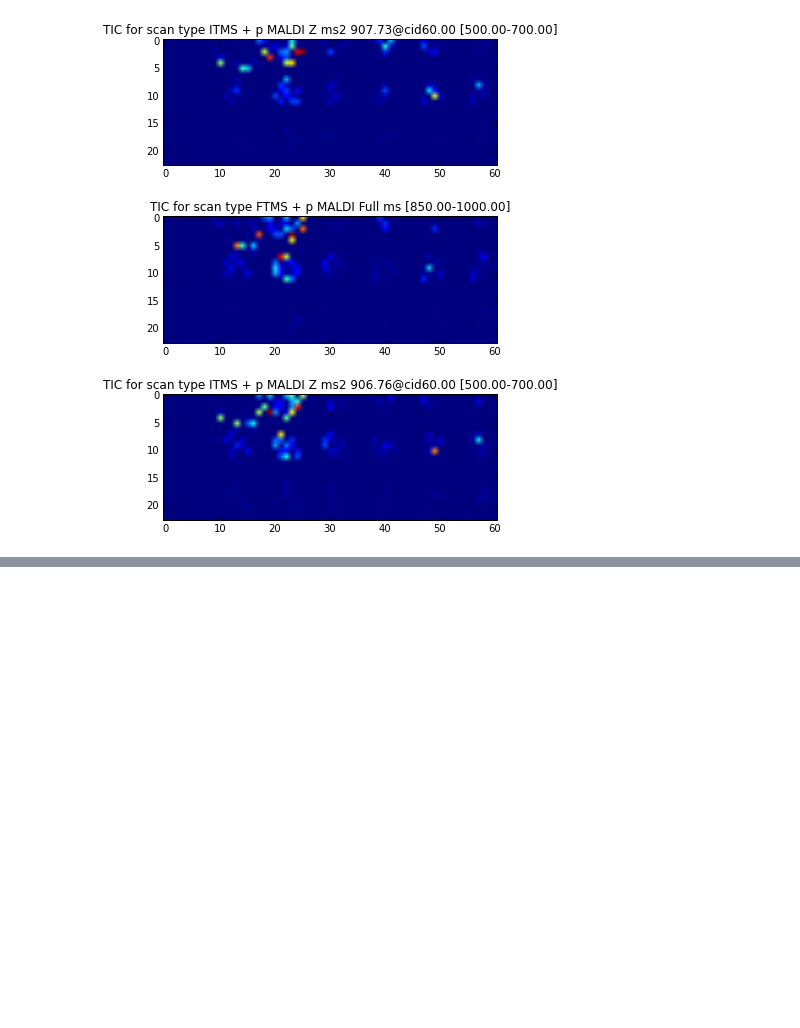
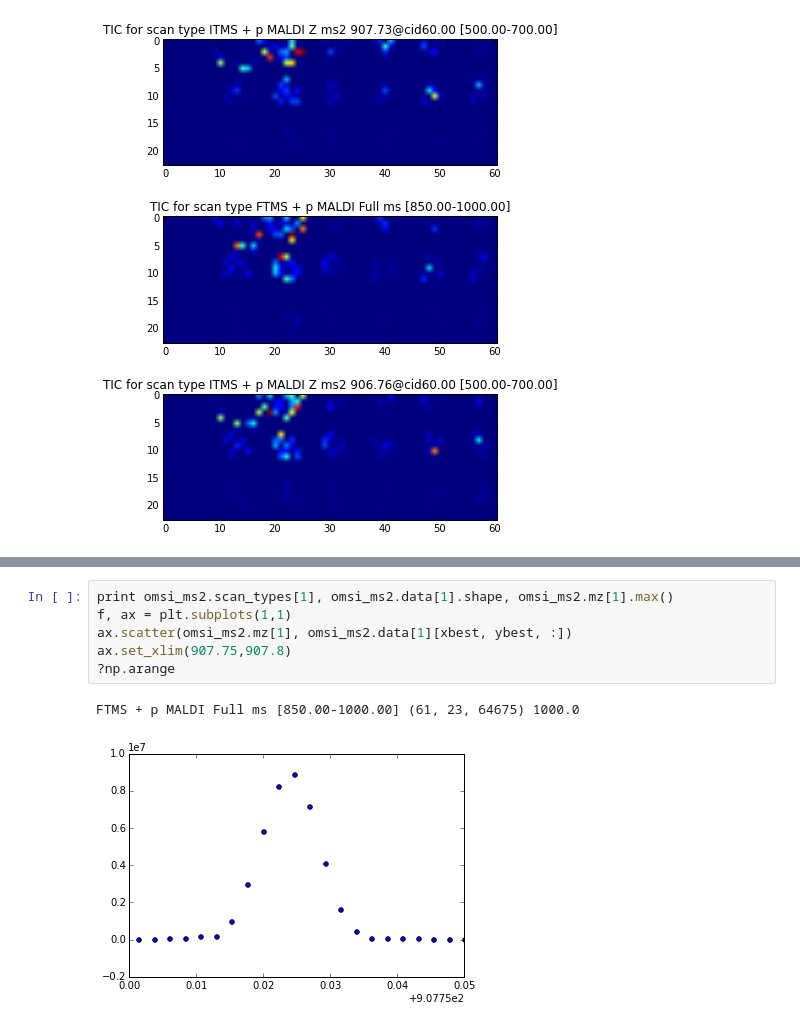
Before and after one commit to biorack/BASTet, a Jupyter notebook: omsi/examples/ipythonNotebooks/reading_MS2_images_with_openMSI.ipynb, the cells around one changed output, grey strips where cells are left out. Drawn from its saved outputs; the diff is of its cells as text; blank space fills up the shorter version.

```diff
--- a/omsi/examples/ipythonNotebooks/reading_MS2_images_with_openMSI.ipynb
+++ b/omsi/examples/ipythonNotebooks/reading_MS2_images_with_openMSI.ipynb
@@ -50,0 +51,9 @@ for ind in range(len(omsi_ms2.data)):
+# %%
+print omsi_ms2.scan_types[1], omsi_ms2.data[1].shape, omsi_ms2.mz[1].max()
+f, ax = plt.subplots(1,1)
+ax.scatter(omsi_ms2.mz[1], omsi_ms2.data[1][xbest, ybest, :])
+ax.set_xlim(907.75,907.8)
+?np.arange
+# %% [output]
+FTMS + p MALDI Full ms [850.00-1000.00] (61, 23, 64675) 1000.0
+[figure, added]
```
Also changed, not shown: parts of 8 cells of this notebook.
